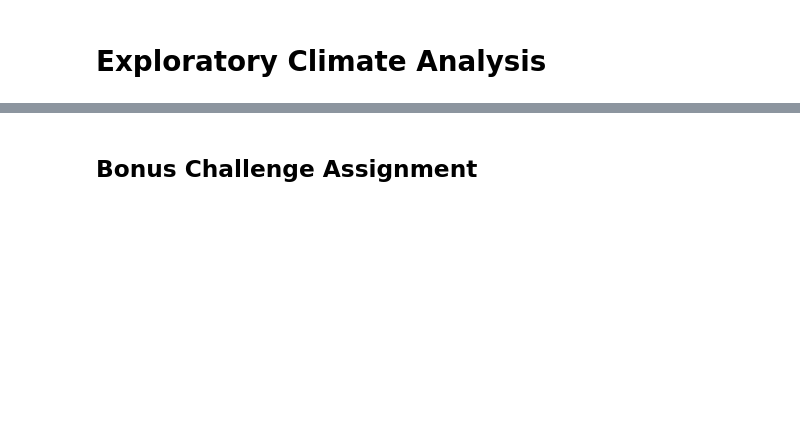
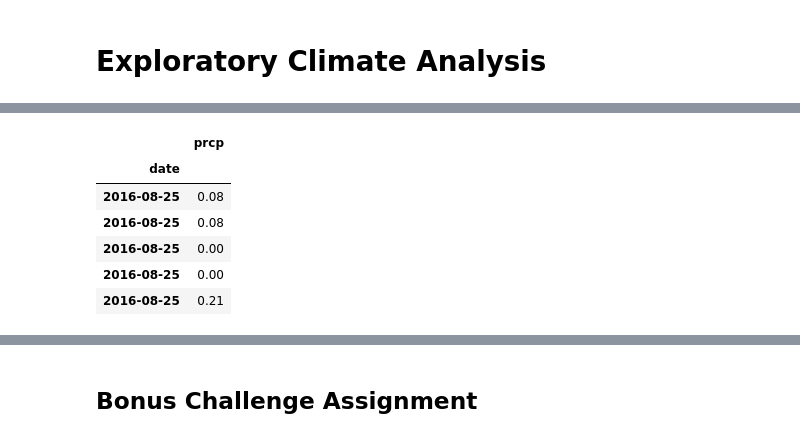
Before and after one commit to ramirezgc/sqlalchemy-challenge, a Jupyter notebook: climate_starter.ipynb, the cells around one changed output, grey strips where cells are left out. Cells and saved outputs as stored; diff of their text form; code cells hidden in the pictures; blank space fills up the shorter version.

```diff
--- a/climate_starter.ipynb
+++ b/climate_starter.ipynb
@@ -51,5 +129,16 @@ session
 # %%
 # Create a dataframe from the query results and set the index to the date column
+
+df = pd.DataFrame(last_12_mths_precp).set_index('date')
+df.head()
+# %% [output]
+|  | prcp |
+| date |  |
+| 2016-08-25 | 0.08 |
+| 2016-08-25 | 0.08 |
+| 2016-08-25 | 0.00 |
+| 2016-08-25 | 0.00 |
+| 2016-08-25 | 0.21 |
 # %%
 # Sort the dataframe by date
 # %%
```
Also changed, not shown: parts of 11 cells of this notebook.
